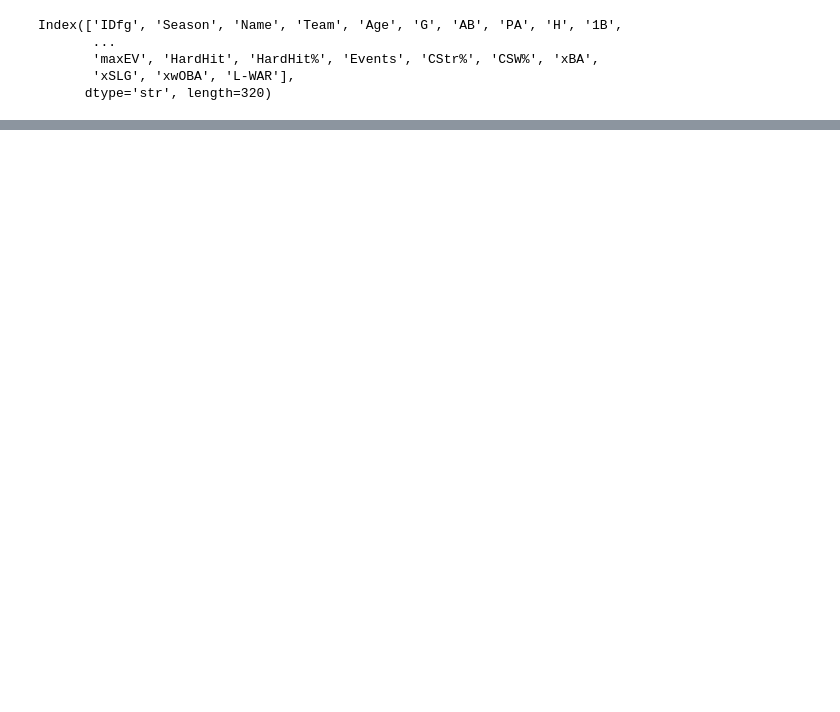
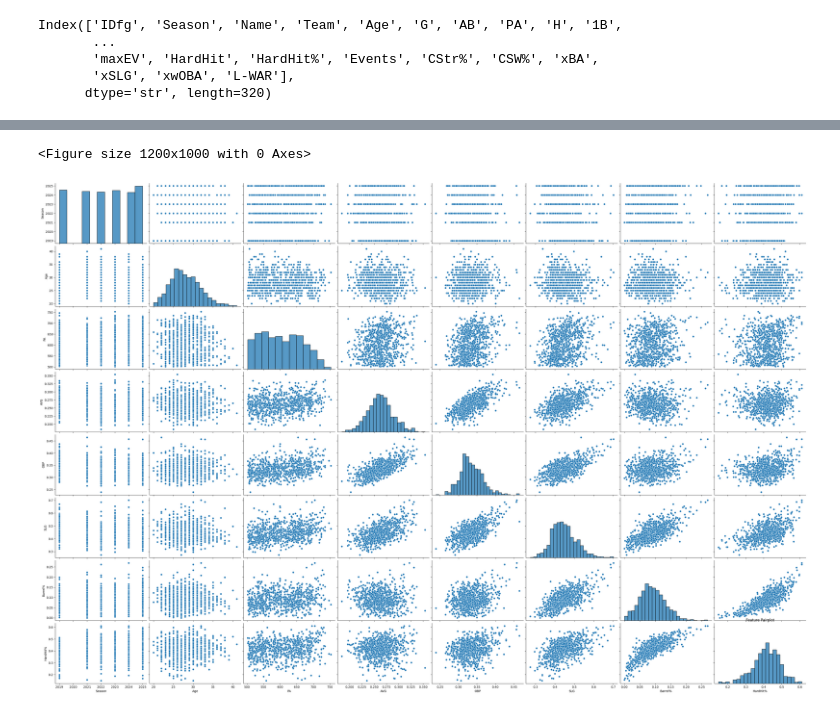
Before and after one commit to alexanderneva/baseball, a Jupyter notebook: ColumnExploration.ipynb, the cells around one changed output, grey strips where cells are left out. Cells and saved outputs as stored; diff of their text form; code cells hidden in the pictures; blank space fills up the shorter version.

```diff
--- a/ColumnExploration.ipynb
+++ b/ColumnExploration.ipynb
@@ -37,0 +105,12 @@ Barrel% -
+# %%
+#visualizing relationships and distributions
+
+plt.figure(figsize=(12,10))
+
+sns.pairplot(batting_data_2, height=3, aspect=1.5)
+
+plt.title("Feature Pairplot")
+plt.show()
+# %% [output]
+<Figure size 1200x1000 with 0 Axes>
+[figure, added]
```
Also changed, not shown: parts of 15 cells of this notebook, 3 other files.
